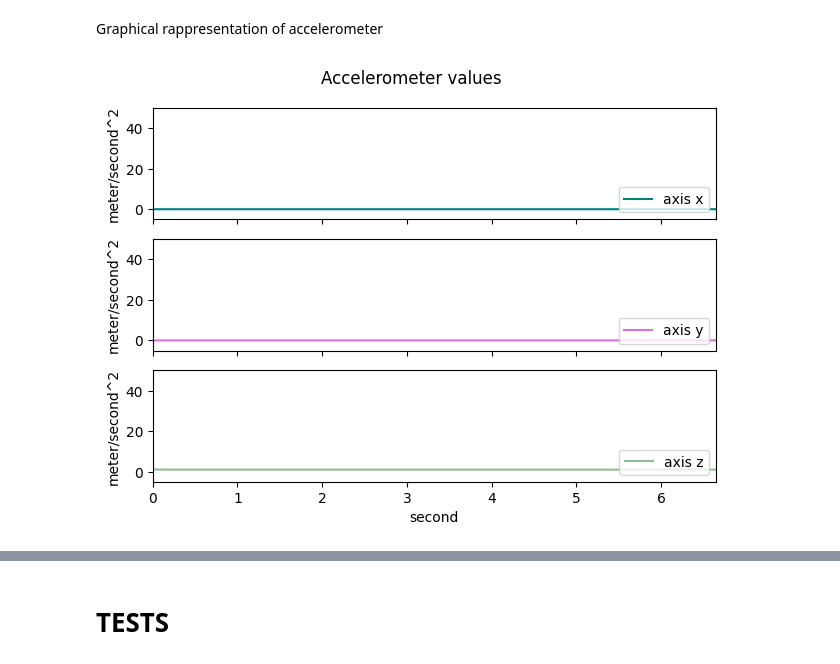
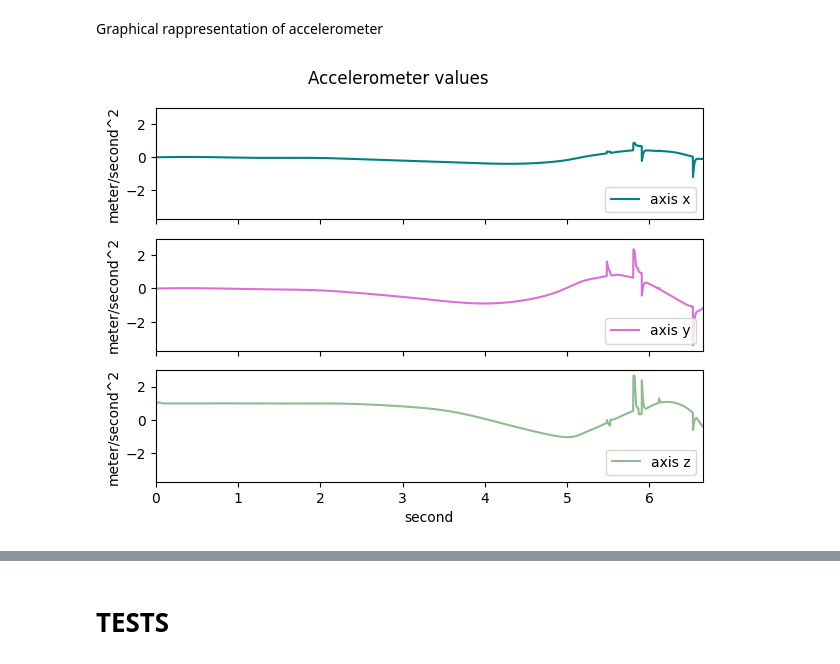
Before and after one commit to A-Kotchian/MirrorSim, a Jupyter notebook: nb/mojuco/MirrorModel.ipynb, the cells around one changed output, grey strips where cells are left out. Saved outputs shown, nothing was run; the diff lists cells and outputs as text; code cells hidden in the pictures.

```diff
--- a/nb/mojuco/MirrorModel.ipynb
+++ b/nb/mojuco/MirrorModel.ipynb
@@ -245,21 +274,28 @@ with mujoco.Renderer(model, height, width) as renderer:
 Simulation of the system with a 6 sec of video at 60 fps.
 Here you can extract data like accelerometer and time.
 # %%
+#Video settings
 n_frames = 400     # number of frames = time * fps   es  400frames = 6sec * 60fps
 fps = 60.0
 
-height = 240        #grandezza immagini
+#Image settings
+height = 240
 width = 320
 
-frames = []         #immagini
-times = []          #tempo
-accelerationdata = []     #dati sensore
-ForceMirrorData=[]              #dati forze
+
+#Varibles
+frames = []                     #image array
+times = []                      #time array
+accelerationdata = []           #data sensor
+ForceMirrorData=[]              #data force
+Sensor_Mirror_Position=[]       #position of marionetta sensor ( position of center-front mirror )
+
 
 #Force applied
-Force = [0,0,0]             #Force = [x,y,z] (+ to right, + to back, + to up) in camera frame
-Torque = [0,0,0]     #Torque = the axis are the axes of torque (+ down , + clockwise, +counterclockwise)
-point_on_body = [0, 0, 0]   #Location of the force in the body frame (x,y,z) (the front surface of the mirror is at ([-0.1908,0.1908], -0.030 , [-0.202,0.198] ))
+Force = [.0001,.0001,.0001]             #Force = [x,y,z] (+ to right, + to back, + to up) in camera frame   To test use .0001
+Torque = [0,0,0]                        #Torque = the axis are the axes of torque (+ down , + clockwise, +counterclockwise)
+point_on_body = [0, 0, 0]               #Location of the force in the body frame (x,y,z) (the front and back surface of the mirror is at ([-0.1908,0.1908], -0.030 , [-0.202,0.198] ))
+
 
 # constant actuator signal
 mujoco.mj_resetData(model, data)
@@ -273,15 +309,19 @@ with mujoco.Renderer(model, height, width) as renderer:
   for i in range(n_frames):
     while data.time < i/fps:
       mujoco.mj_step(model, data)
-      mujoco.mj_applyFT(model, data, Force, Torque, point_on_body, mirror_id, data.qfrc_applied)   #Applicare forze
-      times.append(data.time)
-      ForceMirrorData.append(data.sensor('force_mirror').data.copy())                     #dati forze
-    renderer.update_scene(data, "fixed")                              #immagini di ogni frame (fixed ha il sistema fisico)
-    frame = renderer.render()
+      mujoco.mj_applyFT(model, data, Force, Torque, point_on_body, mirror_id, data.qfrc_applied)   #Application of forces
+      times.append(data.time)                                                                      #Appending time
+      ForceMirrorData.append(data.sensor('force_mirror').data.copy())                              #acceleration array appending
+      Sensor_Mirror_Position.append(data.site('sensor_marionetta').xpos.copy())                    #position of sensor
+
+      #angle[i] = data.joint('root').qpos                                                          se si vuole l'angolo basta inserire il nome del giunto e usi qpos
+
+    renderer.update_scene(data, "fixed")
+    frame = renderer.render()                                         #appending image of frames (fixed ha il sistema fisico)
     frames.append(frame)
 
 
-media.show_video(frames, fps=fps)      #visualizzazione video
+media.show_video(frames, fps=fps)      #visualization video
 
 
 #Per la forza applicata sul corpo:
@@ -304,34 +344,34 @@ acceleration_z = []
 for i in range(len(ForceMirrorData)):
   acceleration_x.append(ForceMirrorData[i][0])
   acceleration_y.append(ForceMirrorData[i][1])
   acceleration_z.append(ForceMirrorData[i][2])
 
 
 fig, axs = plt.subplots(3, sharex=True, sharey=True)
 fig.suptitle('Accelerometer values')
 axs[0].plot(np.asarray(times), np.asarray(acceleration_x), label=["axis x"], color="teal")
 axs[1].plot(np.asarray(times), np.asarray(acceleration_y), label=["axis y"], color="orchid")
 axs[2].plot(np.asarray(times), np.asarray(acceleration_z), label=["axis z"], color="darkseagreen")
 
 for ax in axs.flat:
     ax.set(xlabel='second', ylabel='meter/second^2')
 for ax in axs.flat:
     ax.label_outer()
 
 axs[0].set_xlim(0, times[-1])
 axs[1].set_xlim(0, times[-1])
 axs[2].set_xlim(0, times[-1])
-axs[0].set_ylim(-5,50)
-axs[1].set_ylim(-5,50)
-axs[2].set_ylim(-5,50)
+# axs[0].set_ylim(-5,50)
+# axs[1].set_ylim(-5,50)
+# axs[2].set_ylim(-5,50)
 axs[0].legend(frameon=True, loc='lower right')
 axs[1].legend(frameon=True, loc='lower right')
 axs[2].legend(frameon=True, loc='lower right')
 plt.tight_layout()
 plt.show()
 
 #Per osservare uno dei grafici (cambiare z con altri assi)
 # plt.plot(np.asarray(times), np.asarray(acceleration_z), label=["axis"], color="darkseagreen")
 # plt.show()
 # %% [output]
-[figure, old version]
+[figure, new version]
```
Also changed, not shown: parts of 9 cells of this notebook, 1 other file.
